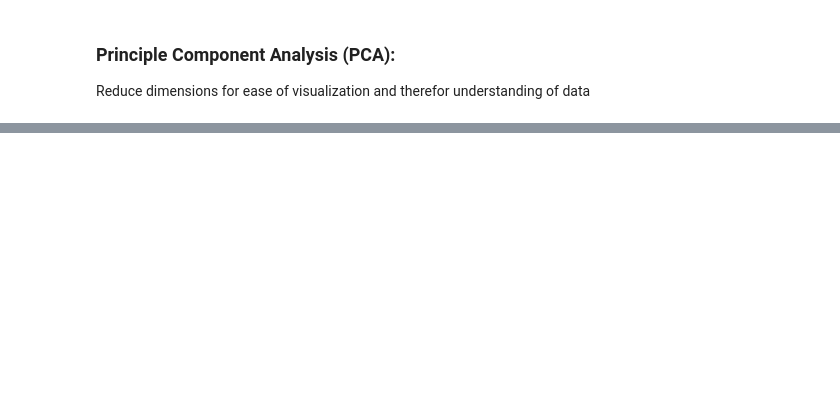
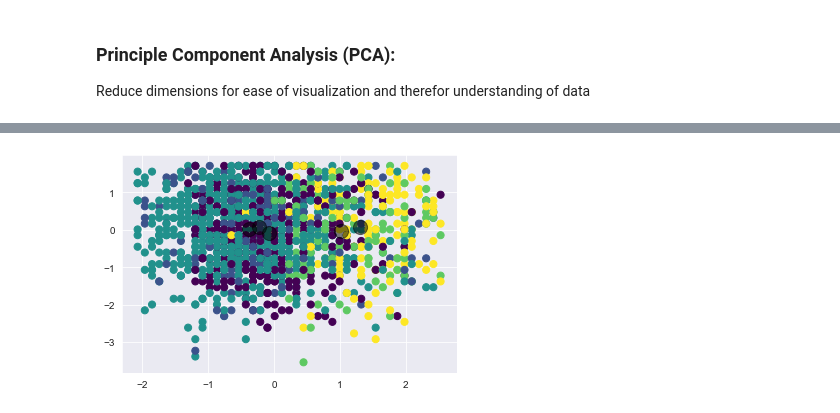
Before and after one commit to Vajrasamaya/Employee-Attrition-, a Jupyter notebook: Modeling_Predictors_of_Employee_Attrition.ipynb, the cells around one changed output, grey strips where cells are left out. Drawn from its saved outputs; the diff is of its cells as text; code cells hidden in the pictures; blank space fills up the shorter version.

```diff
--- a/Modeling_Predictors_of_Employee_Attrition.ipynb
+++ b/Modeling_Predictors_of_Employee_Attrition.ipynb
@@ -49,0 +98,8 @@ Since the data set was fabricated, it is hard to develop an intuition regarding
+# %%
+# Separating out the features
+x = df_joined.loc[:, features].values
+# Separating out the target
+y = df_joined.loc[:,['Attrition_Yes']].values
+
+# Standardizing the features
+x = StandardScaler().fit_transform(x)
@@ -85,0 +161,9 @@ Reduce dimensions for ease of visualization and therefor understanding of data
+# %%
+kmeans = KMeans(n_clusters=5).fit(x)
+kmeans.labels_
+
+kmeans.predict(x)
+
+first_k_cluster = kmeans.cluster_centers_
+# %%
+y_kmeans = kmeans.predict(x)
@@ -85,0 +190,6 @@ Reduce dimensions for ease of visualization and therefor understanding of data
+# %%
+# first_k_cluster = kmeans.cluster_centers_
+plt.scatter(x[:, 0], x[:, 1], c=y_kmeans, s=50, cmap='viridis')
+plt.scatter(first_k_cluster[:, 0], first_k_cluster[:, 1], c='black', s=200, alpha=0.5);
+# %% [output]
+[figure, added]
```
Also changed, not shown: parts of 21 cells of this notebook, 3 other files.
